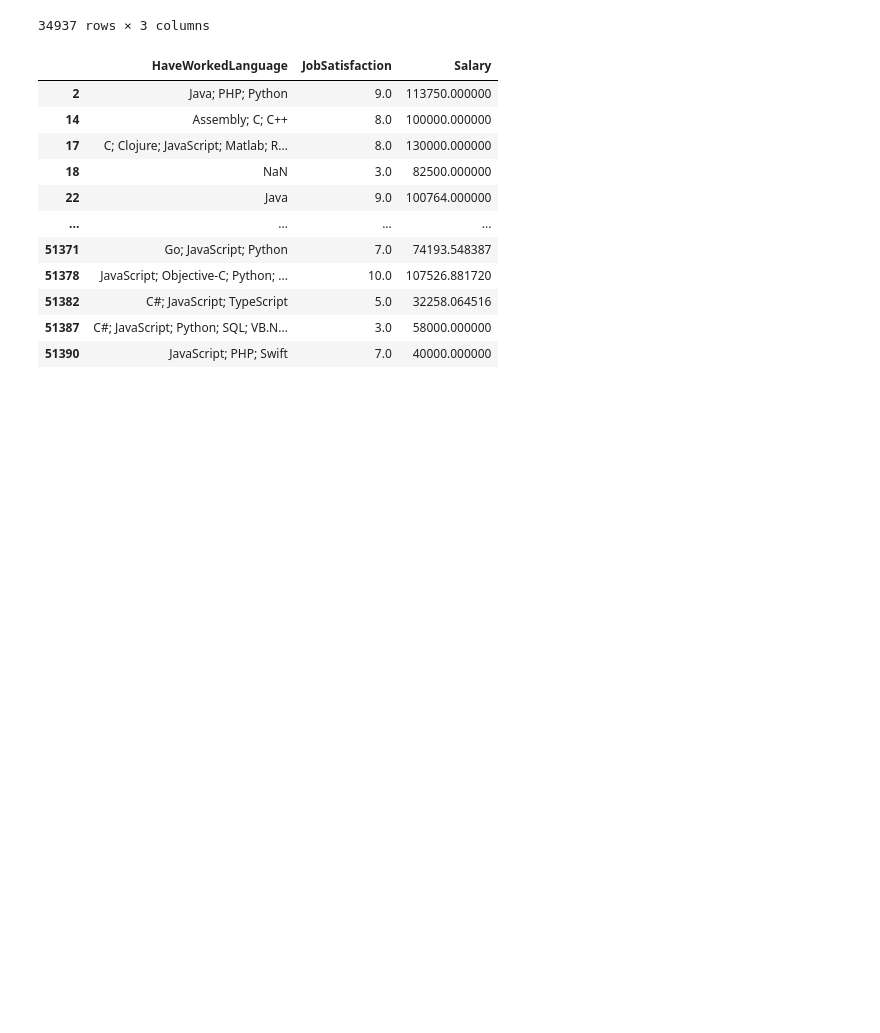
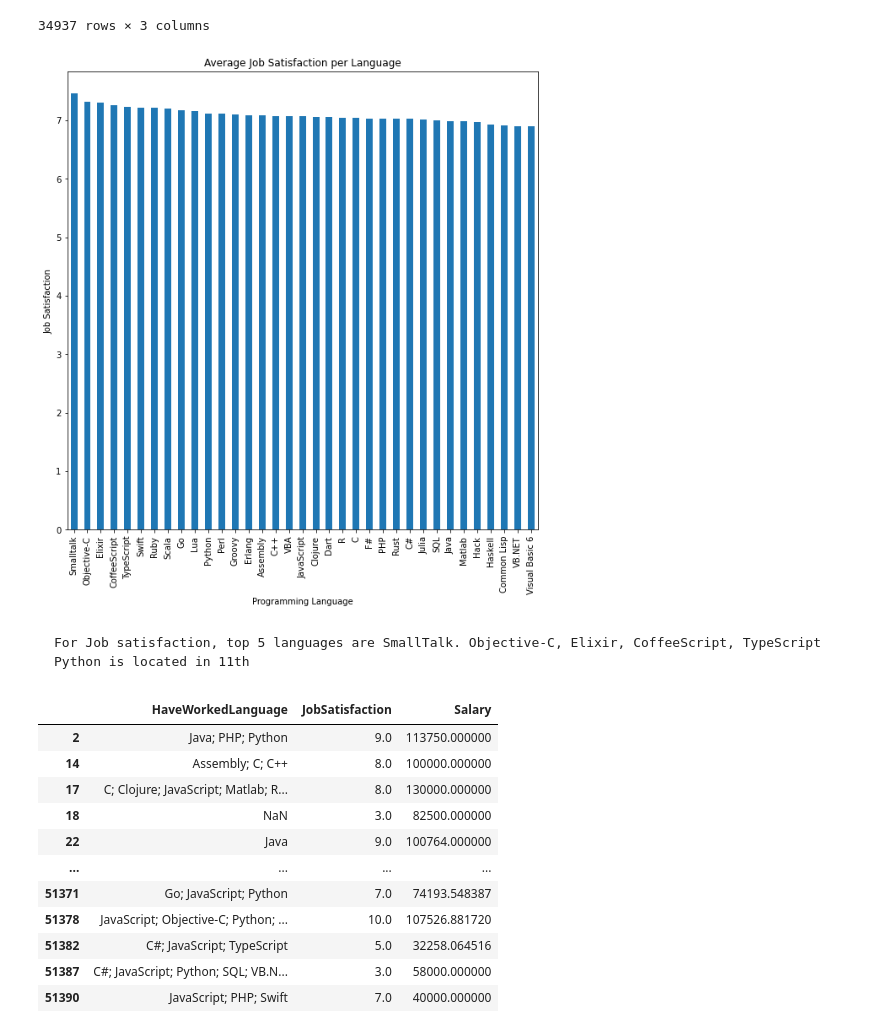
Before and after one commit to sucpark/stackoverflow_survey_analysis, a Jupyter notebook: developer_survey_analysis.ipynb, the cells around one changed output. Cells and saved outputs as stored; diff of their text form; code cells hidden in the pictures; blank space fills up the shorter version.

```diff
--- a/developer_survey_analysis.ipynb
+++ b/developer_survey_analysis.ipynb
@@ -232,6 +260,17 @@ for idx, row in lang_df_satisf.iterrows():
 # %%
 job_mean = expand_df.groupby('Language').mean()['JobSatisfaction'].sort_values(ascending=False)
 job_rank = job_mean.rank(ascending=False)
+# %%
+plt.figure(figsize=(10,10))
+job_mean.plot(kind='bar');
+plt.title('Average Job Satisfaction per Language');
+plt.xlabel('Programming Language');
+plt.ylabel('Job Satisfaction');
+# %% [output]
+[figure, added]
+# %% [markdown]
+    For Job satisfaction, top 5 languages are SmallTalk. Objective-C, Elixir, CoffeeScript, TypeScript
+    Python is located in 11th
 # %%
 lang_df_salary = lang_df.dropna(subset=['Salary'])
 lang_df_salary
```
Also changed, not shown: parts of 18 cells of this notebook.
